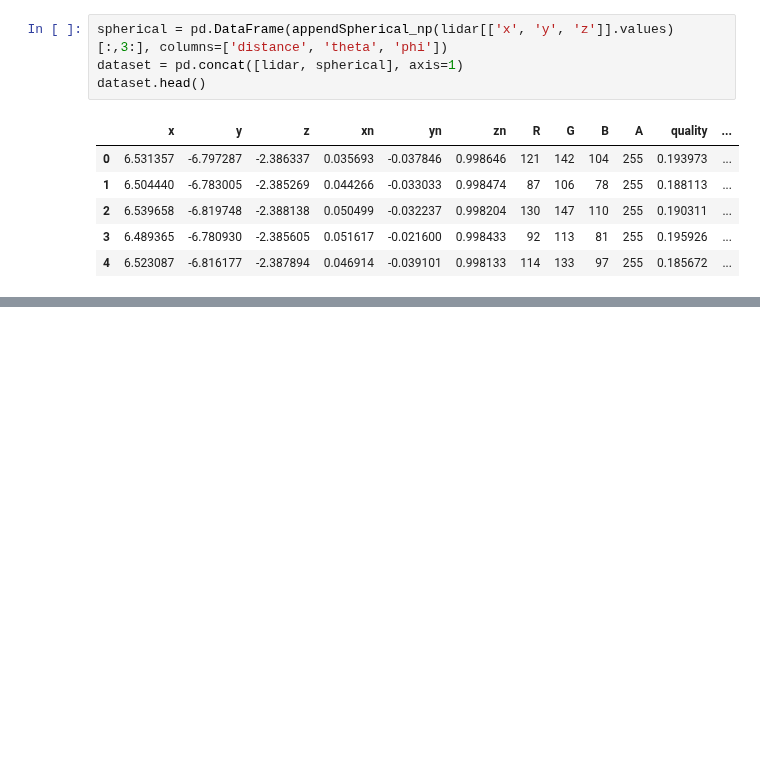
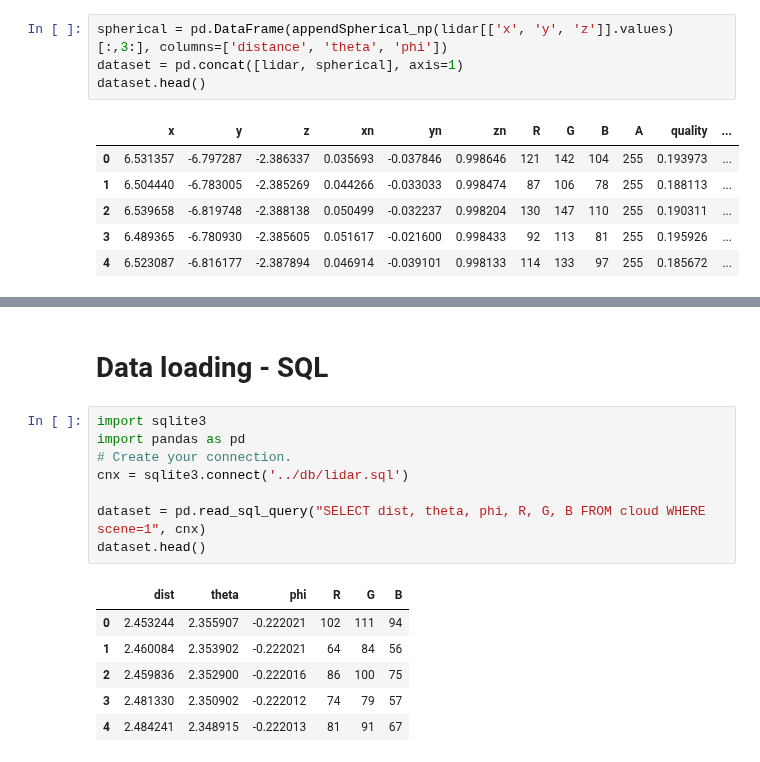
Before and after one commit to adgreer/Lidar, a Jupyter notebook: Laurent/B3 - Raster creation.ipynb, the cells around one changed output, grey strips where cells are left out. Saved outputs shown, nothing was run; the diff lists cells and outputs as text; blank space fills up the shorter version.

```diff
--- a/Laurent/B3 - Raster creation.ipynb
+++ b/Laurent/B3 - Raster creation.ipynb
@@ -145,0 +149,17 @@ plt.show()
+# %% [markdown]
+# Data loading - SQL
+# %%
+import sqlite3
+import pandas as pd
+# Create your connection.
+cnx = sqlite3.connect('../db/lidar.sql')
+
+dataset = pd.read_sql_query("SELECT dist, theta, phi, R, G, B FROM cloud WHERE scene=1", cnx)
+dataset.head()
+# %% [output]
+|  | dist | theta | phi | R | G | B |
+| 0 | 2.453244 | 2.355907 | -0.222021 | 102 | 111 | 94 |
+| 1 | 2.460084 | 2.353902 | -0.222021 | 64 | 84 | 56 |
+| 2 | 2.459836 | 2.352900 | -0.222016 | 86 | 100 | 75 |
+| 3 | 2.481330 | 2.350902 | -0.222012 | 74 | 79 | 57 |
+| 4 | 2.484241 | 2.348915 | -0.222013 | 81 | 91 | 67 |
```
Also changed, not shown: parts of 14 cells of this notebook, 2 other files.
